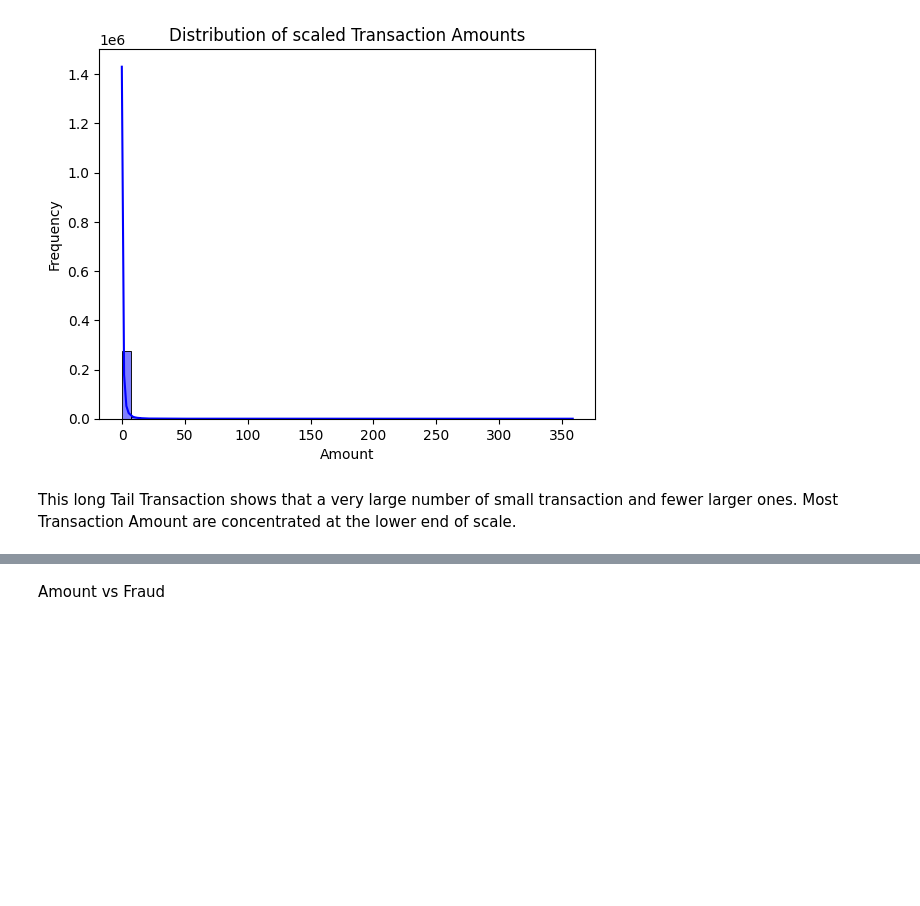
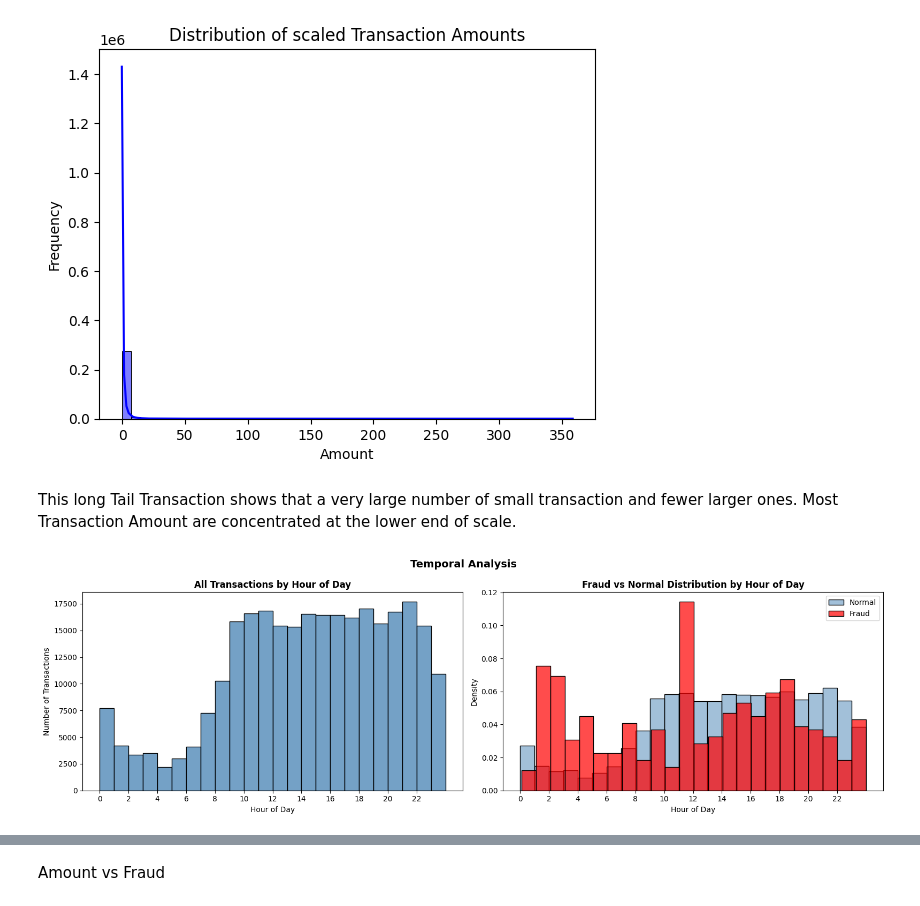
Before and after one commit to ANSHAB786/credit-card-fraud-detection, a Jupyter notebook: data_preprocessing.ipynb, the cells around one changed output, grey strips where cells are left out. Drawn from its saved outputs; the diff is of its cells as text; code cells hidden in the pictures; blank space fills up the shorter version.

```diff
--- a/data_preprocessing.ipynb
+++ b/data_preprocessing.ipynb
@@ -84,13 +105,8 @@ Our Dataset is clean Already Perfect for furthur Analysis.
 # %%
-# Dropping Time
-df.drop(columns=['Time'], inplace=True)
-
 # Feature Scaling "Amount"
 import os
 from sklearn.preprocessing import RobustScaler
 scaler = RobustScaler()
 df['Amount'] = scaler.fit_transform(df[['Amount']])
-os.makedirs("artifacts", exist_ok = True)
-df.to_csv("artifacts/1_cleaned_data.csv", index=False)
-print("Time column dropped and data saved to 1_cleaned_data.csv")
+print(f"Amount scaled successfully. Shape: {df.shape}")
 # %% [output]
@@ -99,0 +114,2 @@ we didnt need time as it add no value for fraud detection.
+# %%
+df['Hour'] = (df['Time'] / 3600) % 24
@@ -126,3 +144,29 @@ plt.show()
 [figure]
 # %% [markdown]
 This long Tail Transaction shows that a very large number of small transaction and fewer larger ones. Most Transaction Amount are concentrated at the lower end of scale.
+# %%
+fig, axes = plt.subplots(1, 2, figsize=(16, 5))
+
+# All transactions by hour
+sns.histplot(data=df, x="Hour", bins=24, color='steelblue', ax=axes[0])
+axes[0].set_title('All Transactions by Hour of Day', weight='bold')
+axes[0].set_xlabel('Hour of Day')
+axes[0].set_ylabel('Number of Transactions')
+axes[0].set_xticks(range(0, 24, 2))
+
+# Fraud vs Normal by hour
+sns.histplot(data=df[df['Class']==0], x="Hour", bins=24, stat='density',
+             color='steelblue', alpha=0.5, label='Normal', ax=axes[1])
+sns.histplot(data=df[df['Class']==1], x="Hour", bins=24, stat='density',
+             color='red', alpha=0.7, label='Fraud', ax=axes[1])
+axes[1].set_title('Fraud vs Normal Distribution by Hour of Day', weight='bold')
+axes[1].set_xlabel('Hour of Day')
+axes[1].set_ylabel('Density')
+axes[1].set_xticks(range(0, 24, 2))
+axes[1].legend()
+
+plt.suptitle('Temporal Analysis', weight='bold', fontsize=14)
+plt.tight_layout()
+plt.show()
+# %% [output]
+[figure, added]
```
Also changed, not shown: parts of 37 cells of this notebook.
